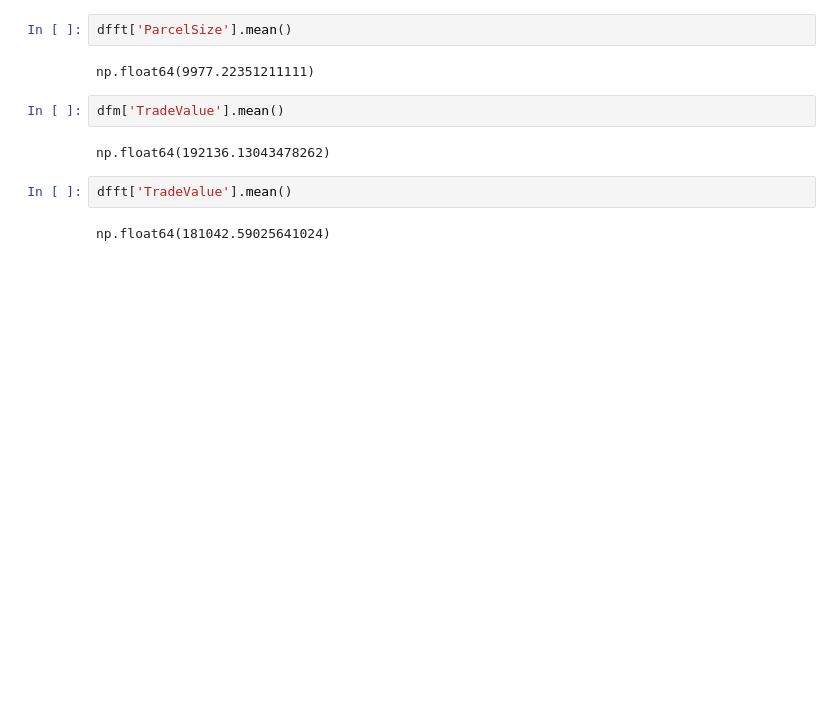
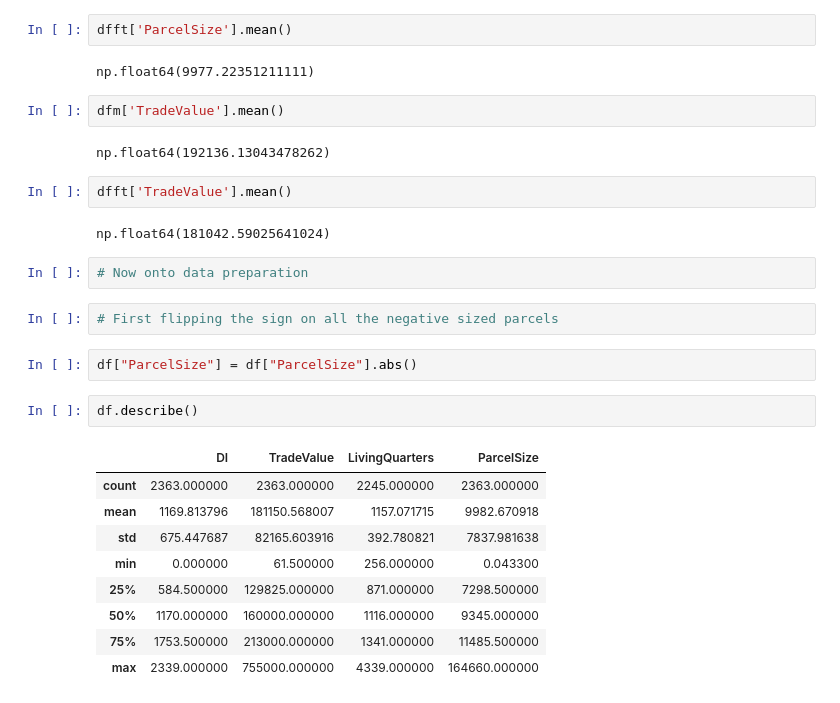
Before and after one commit to RaineScarlett/dsreport, a Jupyter notebook: iteration1.ipynb, the cells around one changed output. Cells and saved outputs as stored; diff of their text form; blank space fills up the shorter version.

Commit message:
added initial stage of data preparation and plan

```diff
--- a/iteration1.ipynb
+++ b/iteration1.ipynb
@@ -211,3 +221,21 @@ np.float64(192136.13043478262)
 dfft['TradeValue'].mean()
 # %% [output]
 np.float64(181042.59025641024)
+# %%
+# Now onto data preparation
+# %%
+# First flipping the sign on all the negative sized parcels
+# %%
+df["ParcelSize"] = df["ParcelSize"].abs()
+# %%
+df.describe()
+# %% [output]
+|  | DI | TradeValue | LivingQuarters | ParcelSize |
+| count | 2363.000000 | 2363.000000 | 2245.000000 | 2363.000000 |
+| mean | 1169.813796 | 181150.568007 | 1157.071715 | 9982.670918 |
+| std | 675.447687 | 82165.603916 | 392.780821 | 7837.981638 |
+| min | 0.000000 | 61.500000 | 256.000000 | 0.043300 |
+| 25% | 584.500000 | 129825.000000 | 871.000000 | 7298.500000 |
+| 50% | 1170.000000 | 160000.000000 | 1116.000000 | 9345.000000 |
+| 75% | 1753.500000 | 213000.000000 | 1341.000000 | 11485.500000 |
+| max | 2339.000000 | 755000.000000 | 4339.000000 | 164660.000000 |
```
Also changed, not shown: parts of 4 cells of this notebook.
